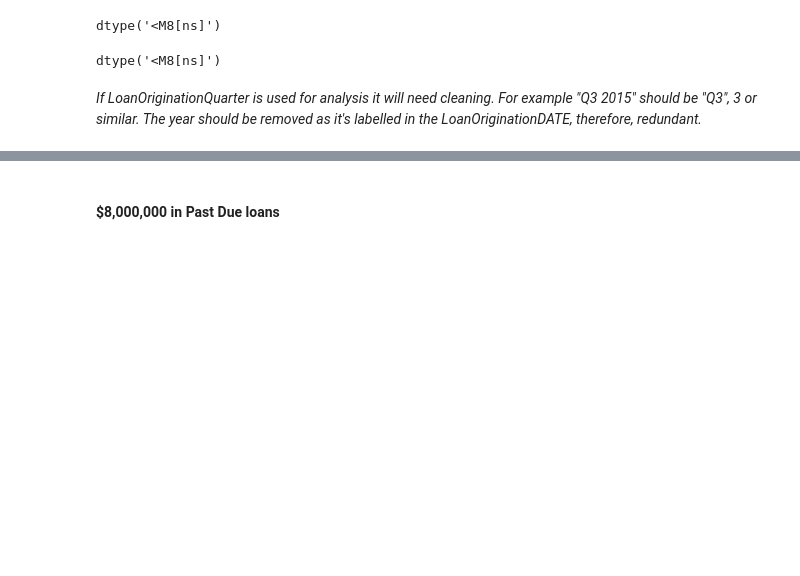
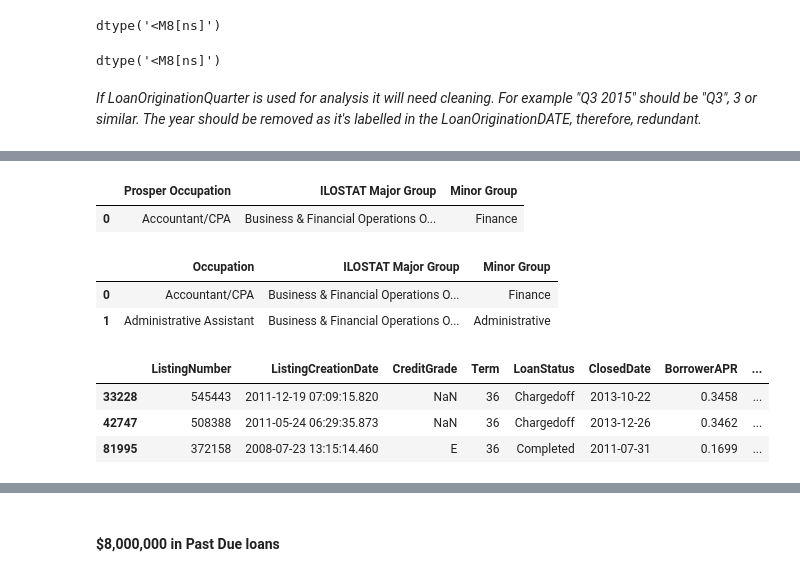
Before and after one commit to aaronremski/Visuals, a Jupyter notebook: Prosper Loan Data Exploration.ipynb, the cells around one changed output, grey strips where cells are left out. Saved outputs shown, nothing was run; the diff lists cells and outputs as text; code cells hidden in the pictures; blank space fills up the shorter version.

```diff
--- a/Prosper Loan Data Exploration.ipynb
+++ b/Prosper Loan Data Exploration.ipynb
@@ -179,0 +203,3 @@ Latest Loan Origination Date: 2014-03-12 00:00:00
+# %%
+socDF = pd.read_csv("ISCO-08.csv")
+socDF.head(5)
@@ -179,0 +233,13 @@ Latest Loan Origination Date: 2014-03-12 00:00:00
+# %%
+socDF.drop('Number of Loans', axis=1, inplace=True)
+socDF.head(1)
+# %% [output]
+|  | Prosper Occupation | ILOSTAT Major Group | Minor Group |
+| 0 | Accountant/CPA | Business & Financial Operations O... | Finance |
+# %%
+socDF = socDF.rename(columns={'Prosper Occupation':'Occupation'})
+socDF.head(2)
+# %% [output]
+|  | Occupation | ILOSTAT Major Group | Minor Group |
+| 0 | Accountant/CPA | Business & Financial Operations O... | Finance |
+| 1 | Administrative Assistant | Business & Financial Operations O... | Administrative |
@@ -180,3 +250,10 @@ Latest Loan Origination Date: 2014-03-12 00:00:00
+# %%
+loanDF.sample(3)
+# %% [output]
+|  | ListingNumber | ListingCreationDate | CreditGrade | Term | LoanStatus | ClosedDate | BorrowerAPR | ... |
+| 33228 | 545443 | 2011-12-19 07:09:15.820 | NaN | 36 | Chargedoff | 2013-10-22 | 0.3458 | ... |
+| 42747 | 508388 | 2011-05-24 06:29:35.873 | NaN | 36 | Chargedoff | 2013-12-26 | 0.3462 | ... |
+| 81995 | 372158 | 2008-07-23 13:15:14.460 | E | 36 | Completed | 2011-07-31 | 0.1699 | ... |
 # %%
 # pull year out This would normally be delt with let's see if we want to use it.
 # 'LoanOriginationQuarter'
```
Also changed, not shown: parts of 74 cells of this notebook, 3 other files.
